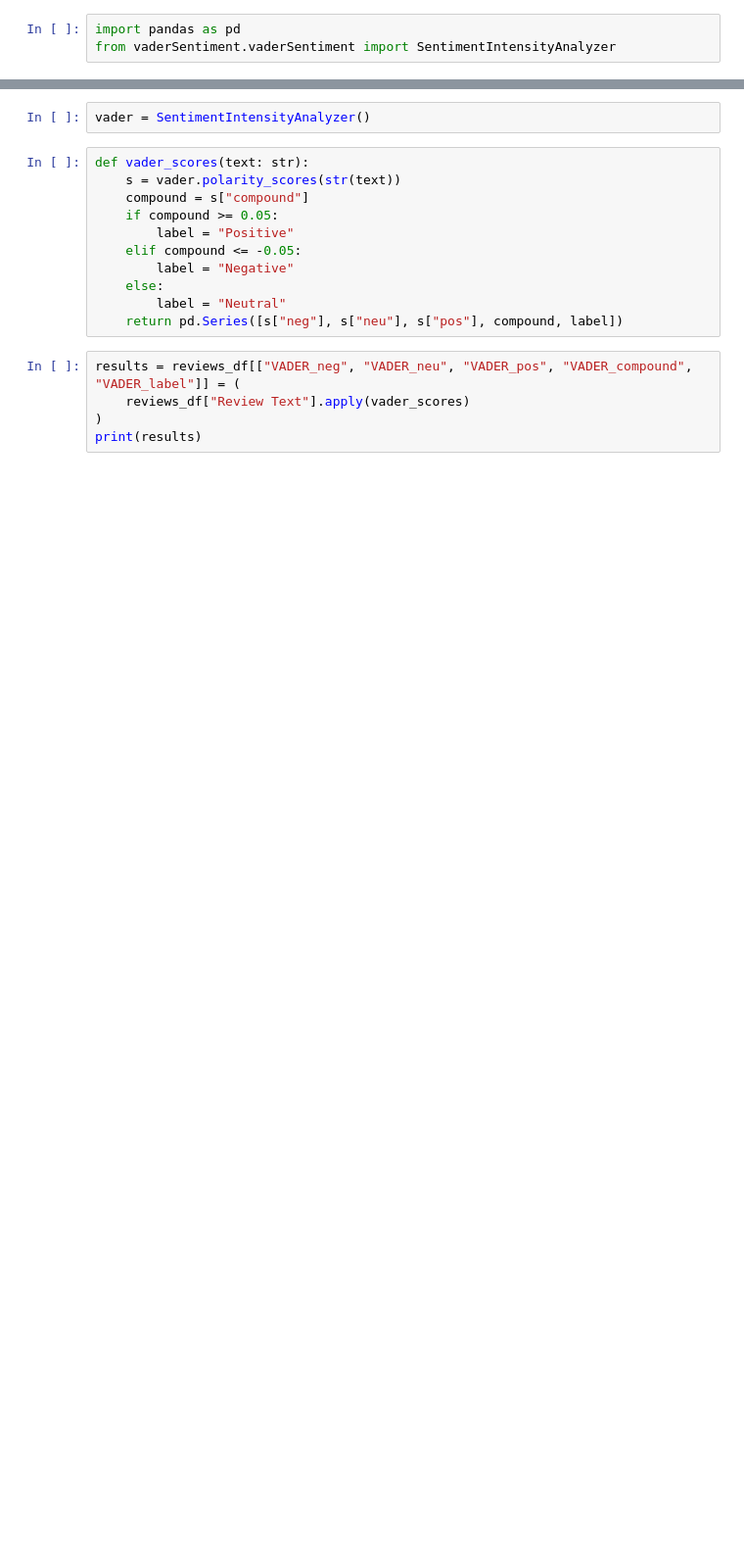
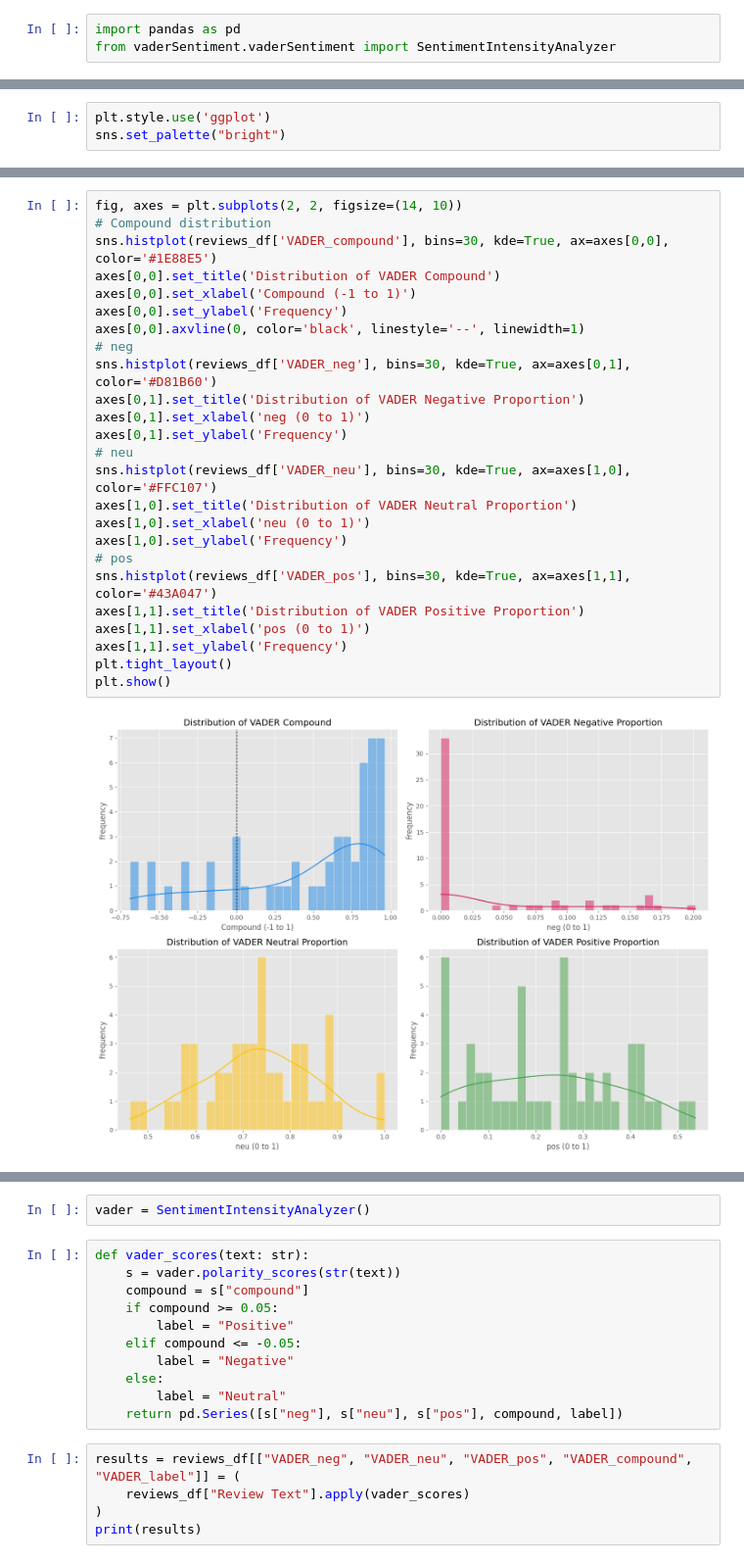
Before and after one commit to MyLightIsOn/sentiment-analysis-study, a Jupyter notebook: vader.ipynb, the cells around one changed output, grey strips where cells are left out. Shown at 98% size. Saved outputs shown, nothing was run; the diff lists cells and outputs as text; blank space fills up the shorter version.

Commit message:
Added visualizations to Vader analysis

```diff
--- a/vader.ipynb
+++ b/vader.ipynb
@@ -6,0 +81,3 @@ reviews_df.head()
+# %%
+plt.style.use('ggplot')
+sns.set_palette("bright")
@@ -6,0 +101,27 @@ reviews_df.head()
+# %%
+fig, axes = plt.subplots(2, 2, figsize=(14, 10))
+# Compound distribution
+sns.histplot(reviews_df['VADER_compound'], bins=30, kde=True, ax=axes[0,0], color='#1E88E5')
+axes[0,0].set_title('Distribution of VADER Compound')
+axes[0,0].set_xlabel('Compound (-1 to 1)')
+axes[0,0].set_ylabel('Frequency')
+axes[0,0].axvline(0, color='black', linestyle='--', linewidth=1)
+# neg
+sns.histplot(reviews_df['VADER_neg'], bins=30, kde=True, ax=axes[0,1], color='#D81B60')
+axes[0,1].set_title('Distribution of VADER Negative Proportion')
+axes[0,1].set_xlabel('neg (0 to 1)')
+axes[0,1].set_ylabel('Frequency')
+# neu
+sns.histplot(reviews_df['VADER_neu'], bins=30, kde=True, ax=axes[1,0], color='#FFC107')
+axes[1,0].set_title('Distribution of VADER Neutral Proportion')
+axes[1,0].set_xlabel('neu (0 to 1)')
+axes[1,0].set_ylabel('Frequency')
+# pos
+sns.histplot(reviews_df['VADER_pos'], bins=30, kde=True, ax=axes[1,1], color='#43A047')
+axes[1,1].set_title('Distribution of VADER Positive Proportion')
+axes[1,1].set_xlabel('pos (0 to 1)')
+axes[1,1].set_ylabel('Frequency')
+plt.tight_layout()
+plt.show()
+# %% [output]
+[figure, added]
```
Also changed, not shown: parts of 17 cells of this notebook.
